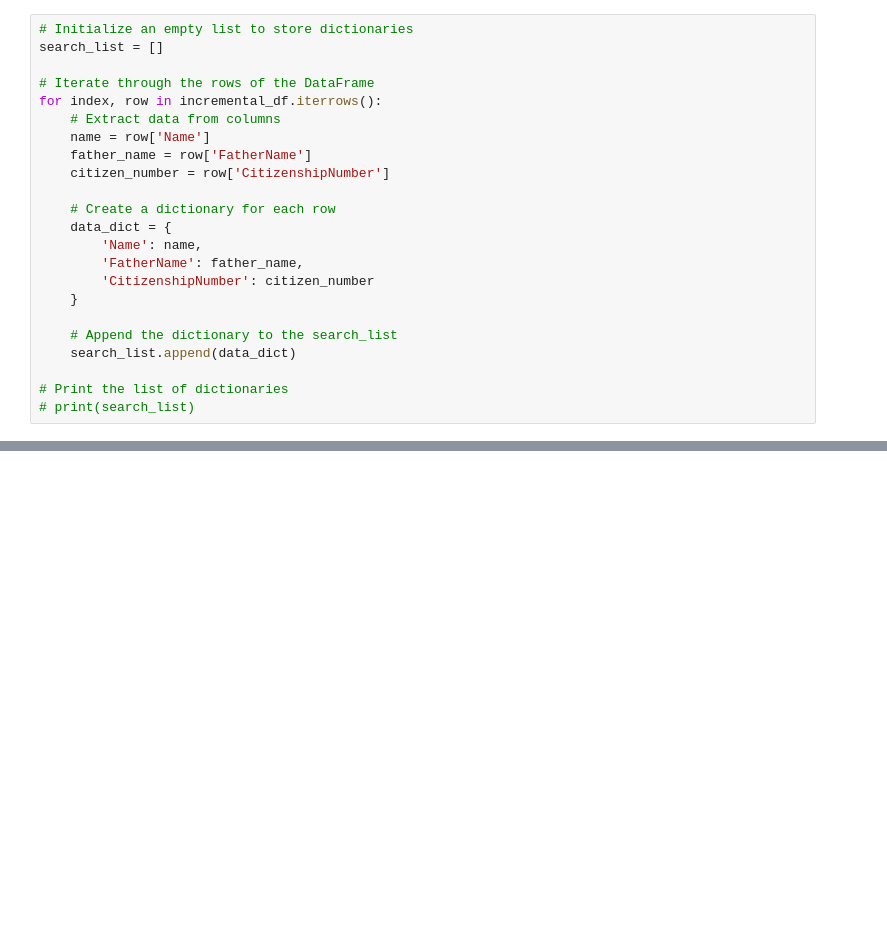
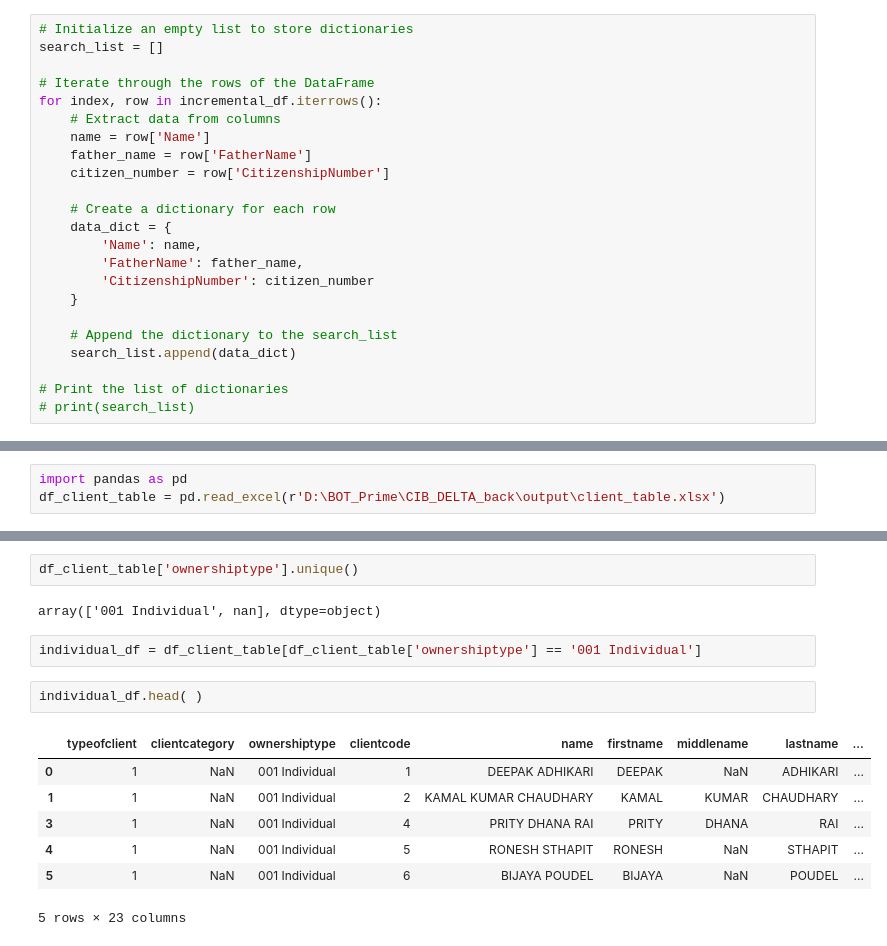
Before and after one commit to awesomeaayaan/prime_CIB_DELTA, a Jupyter notebook: weitage_test.ipynb, the cells around one changed output, grey strips where cells are left out. Cells and saved outputs as stored; diff of their text form; blank space fills up the shorter version.

```diff
--- a/weitage_test.ipynb
+++ b/weitage_test.ipynb
@@ -388,0 +389,3 @@ similarity_df.head()
+# %%
+import pandas as pd
+df_client_table = pd.read_excel(r'D:\BOT_Prime\CIB_DELTA_back\output\client_table.xlsx')
@@ -388,0 +402,16 @@ similarity_df.head()
+# %%
+df_client_table['ownershiptype'].unique()
+# %% [output]
+array(['001 Individual', nan], dtype=object)
+# %%
+individual_df = df_client_table[df_client_table['ownershiptype'] == '001 Individual']
+# %%
+individual_df.head( )
+# %% [output]
+|  | typeofclient | clientcategory | ownershiptype | clientcode | name | firstname | middlename | lastname | ... |
+| 0 | 1 | NaN | 001 Individual | 1 | DEEPAK ADHIKARI | DEEPAK | NaN | ADHIKARI | ... |
+| 1 | 1 | NaN | 001 Individual | 2 | KAMAL KUMAR CHAUDHARY | KAMAL | KUMAR | CHAUDHARY | ... |
+| 3 | 1 | NaN | 001 Individual | 4 | PRITY DHANA RAI | PRITY | DHANA | RAI | ... |
+| 4 | 1 | NaN | 001 Individual | 5 | RONESH STHAPIT | RONESH | NaN | STHAPIT | ... |
+| 5 | 1 | NaN | 001 Individual | 6 | BIJAYA POUDEL | BIJAYA | NaN | POUDEL | ... |
+5 rows × 23 columns
```
Also changed, not shown: parts of 12 cells of this notebook.
